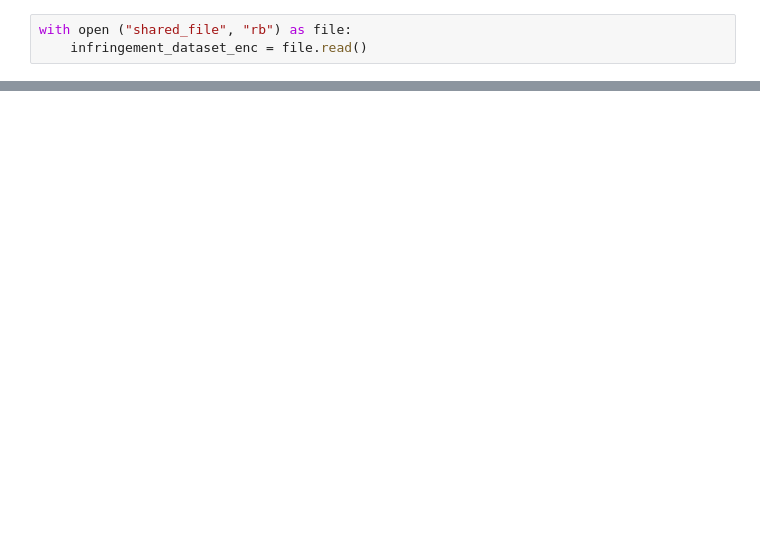
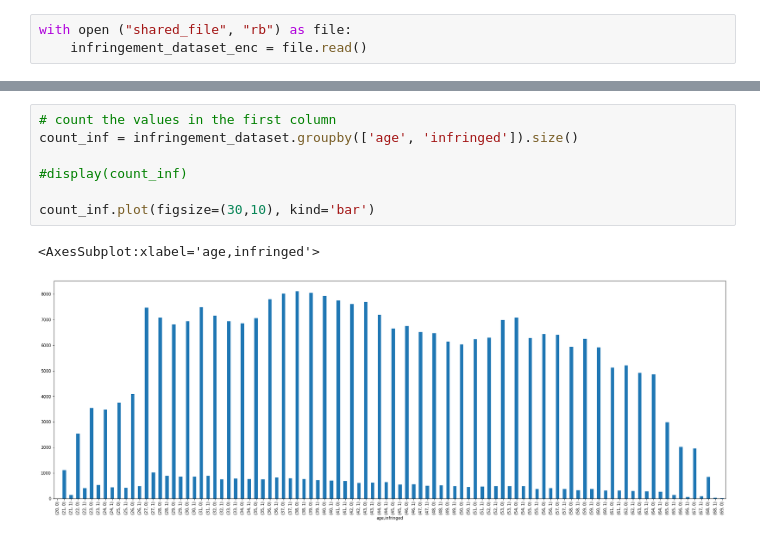
Before and after one commit to patii01/SP-Project, a Jupyter notebook: code/Delentture.ipynb, the cells around one changed output, grey strips where cells are left out. Cells and saved outputs as stored; diff of their text form; blank space fills up the shorter version.

```diff
--- a/code/Delentture.ipynb
+++ b/code/Delentture.ipynb
@@ -79,0 +114,10 @@ pd.read_csv(StringIO(aesgcm.decrypt(nonce, infringement_dataset_enc, None).decod
+# %%
+# count the values in the first column
+count_inf = infringement_dataset.groupby(['age', 'infringed']).size()
+
+#display(count_inf)
+
+count_inf.plot(figsize=(30,10), kind='bar')
+# %% [output]
+<AxesSubplot:xlabel='age,infringed'>
+[figure, added]
```
Also changed, not shown: parts of 8 cells of this notebook.
